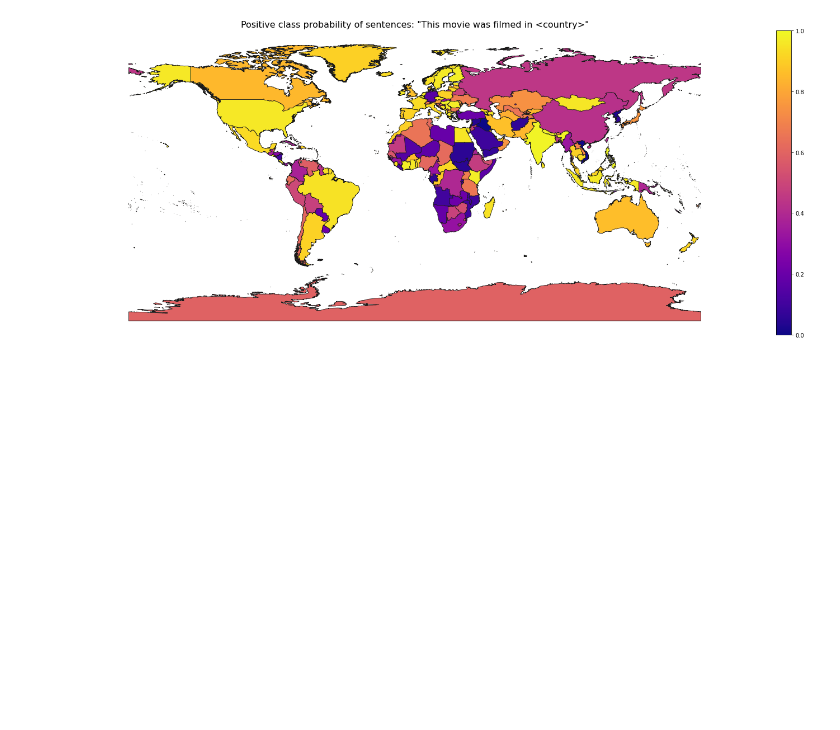
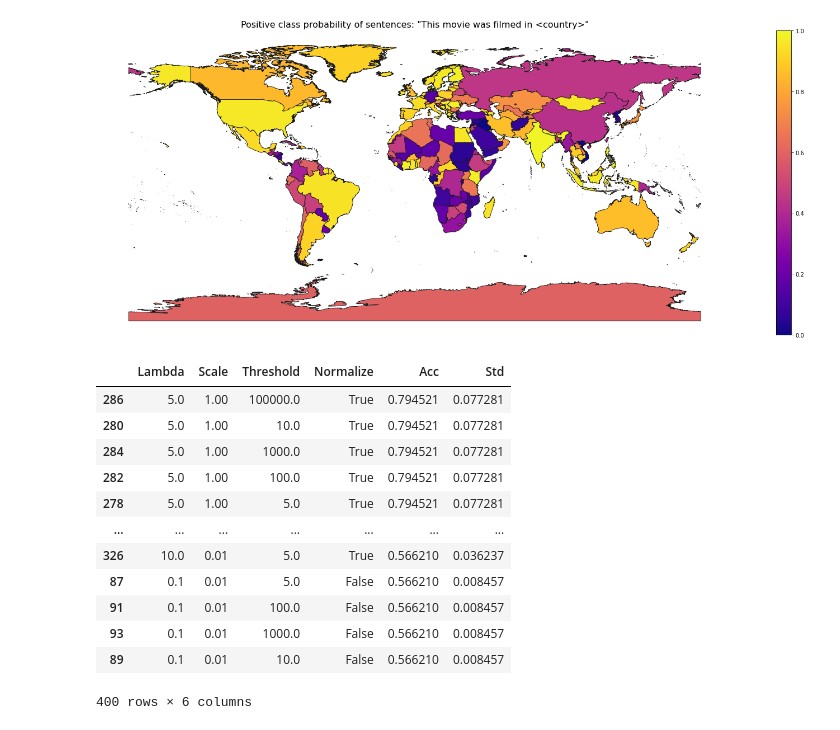
Before and after one commit to IBM/inFairness, a Jupyter notebook: examples/postprocess-sentiment-analysis/postprocess.ipynb, the cells around one changed output. Drawn from its saved outputs; the diff is of its cells as text; code cells hidden in the pictures; blank space fills up the shorter version.

```diff
--- a/examples/postprocess-sentiment-analysis/postprocess.ipynb
+++ b/examples/postprocess-sentiment-analysis/postprocess.ipynb
@@ -151,4 +191,55 @@ plotdf.plot(column="positive_prob", ax=ax, linewidth=0.8, edgecolor="0.1", cmap=
 # %% [output]
 <AxesSubplot:title={'center':'Positive class probability of sentences: "This movie was filmed in <country>"'}>
 [figure]
+# %%
+infair_postprocess = GraphLaplacianIF(distance_x, is_output_probas=True)
+
+infair_postprocess.add_datapoints(
+    X=sentence_embeddings, y=torch.Tensor(probas)
+)
+
+gridsearch_result = []
+
+
+"""
+Since it is difficult to tune the hyper-parameters for the post-processing algorithm,
+we conduct a grid-search over the hyper-parameters and measure two attributes of the
+post-processed probabilities:
+    (a) The accuracy on positive and negative sentiment sentences, and
+    (b) Standard deviation of predictions on country sentences
+
+We want the accuracy (a) to be high and the standard deviation (b) to be low.
+Collecting results from all combinations of hyper-parameters, we then choose
+appropriate values for the parameters.
+"""
+
+for lam in [0.01, 0.1, 1.0, 5.0, 10.0]:
+    for scale in [0.01, 0.1, 1.0, 5.0, 10.0]:
+        for threshold in [0.01, 0.1, 1.0, 5.0, 10.0, 100.0, 1000.0, 100000.0]:
+            for normalize in [True, False]:
+                pp_result = infair_postprocess.postprocess(
+                    method="exact", lambda_param=lam, scale=scale, threshold=threshold, normalize=normalize
+                )
+
+                probas = pp_result.y_solution.cpu().tolist()
+                acc = compute_acc(probas, sentidxs)
+                std = compute_country_std(probas, sentidxs)
+                gridsearch_result.append([lam, scale, threshold, normalize, acc, std])
+
+gridsearch_df = pd.DataFrame(gridsearch_result, columns=['Lambda', 'Scale', 'Threshold', 'Normalize', 'Acc', 'Std'])
+gridsearch_df.sort_values(by=['Acc'], ascending=False)
+# %% [output]
+|  | Lambda | Scale | Threshold | Normalize | Acc | Std |
+| 286 | 5.0 | 1.00 | 100000.0 | True | 0.794521 | 0.077281 |
+| 280 | 5.0 | 1.00 | 10.0 | True | 0.794521 | 0.077281 |
+| 284 | 5.0 | 1.00 | 1000.0 | True | 0.794521 | 0.077281 |
+| 282 | 5.0 | 1.00 | 100.0 | True | 0.794521 | 0.077281 |
+| 278 | 5.0 | 1.00 | 5.0 | True | 0.794521 | 0.077281 |
+| ... | ... | ... | ... | ... | ... | ... |
+| 326 | 10.0 | 0.01 | 5.0 | True | 0.566210 | 0.036237 |
+| 87 | 0.1 | 0.01 | 5.0 | False | 0.566210 | 0.008457 |
+| 91 | 0.1 | 0.01 | 100.0 | False | 0.566210 | 0.008457 |
+| 93 | 0.1 | 0.01 | 1000.0 | False | 0.566210 | 0.008457 |
+| 89 | 0.1 | 0.01 | 10.0 | False | 0.566210 | 0.008457 |
+400 rows × 6 columns
 # %%
```
Also changed, not shown: parts of 17 cells of this notebook, 4 other files.
